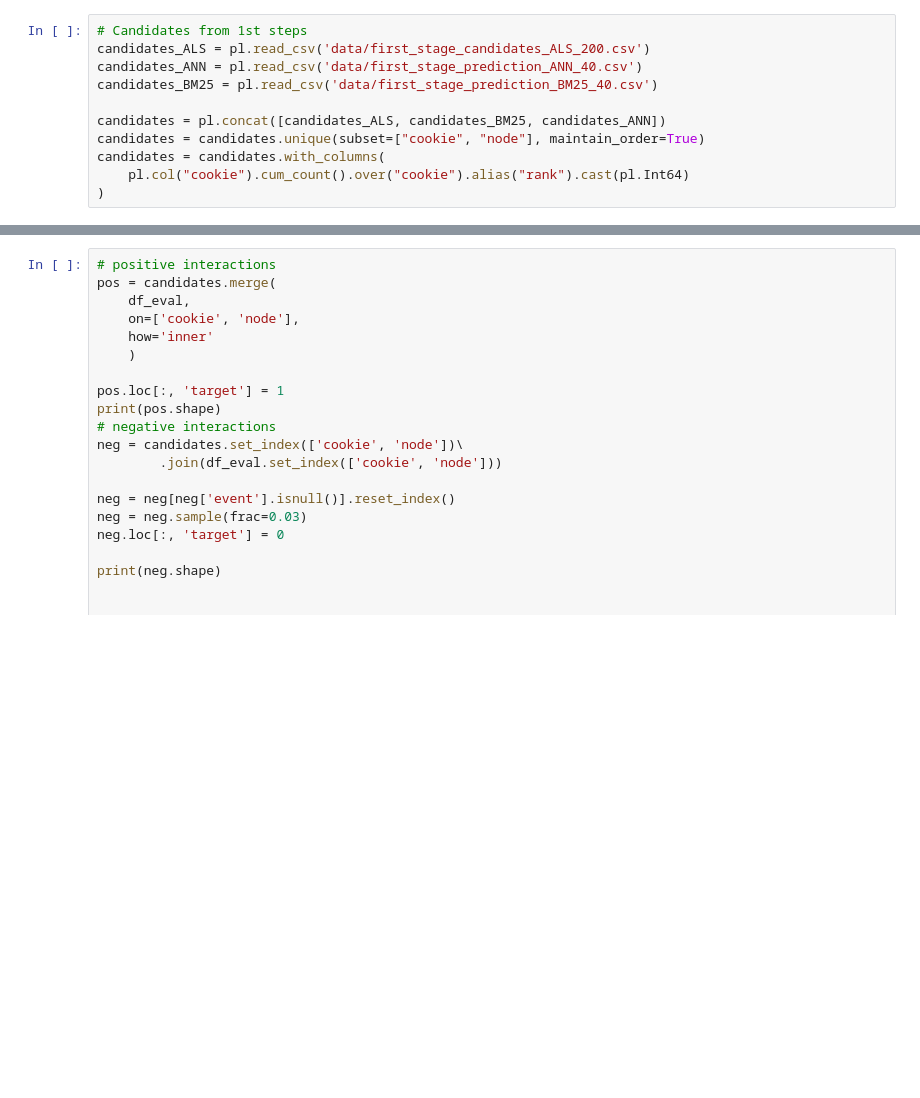
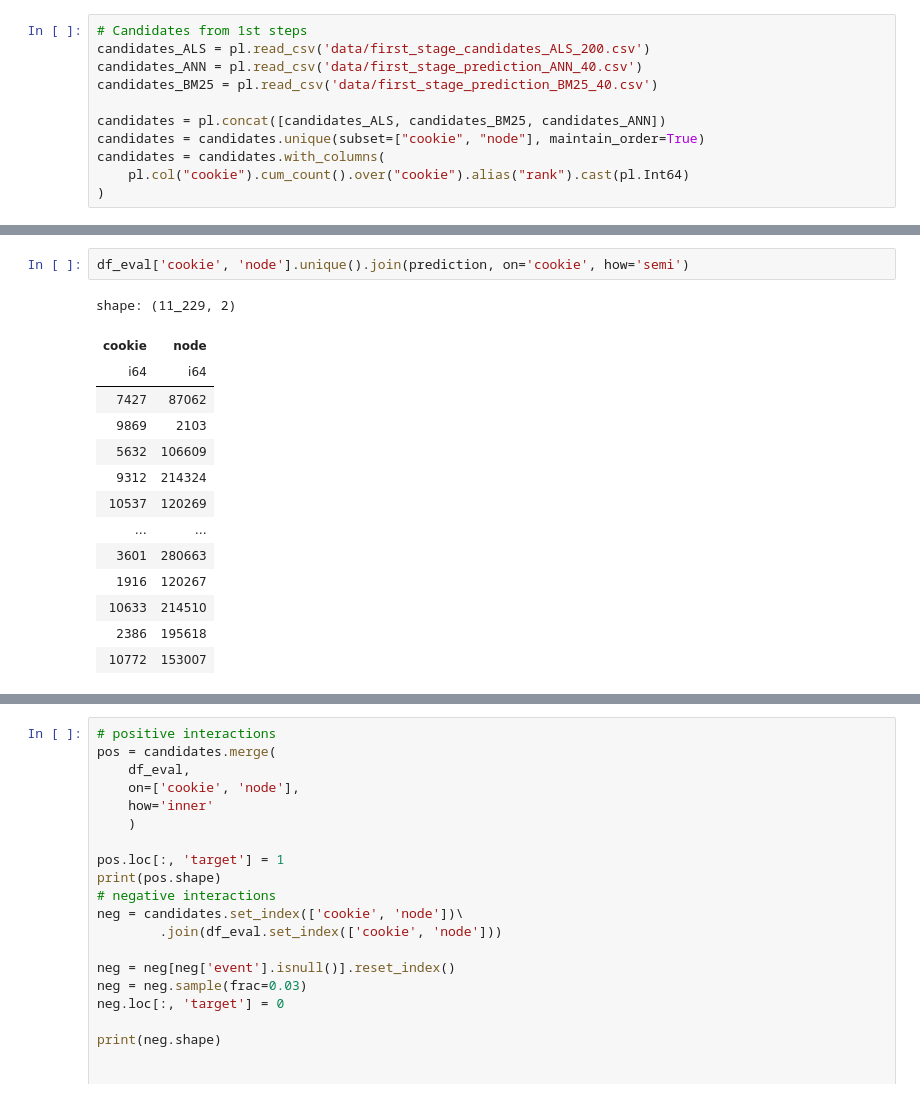
Before and after one commit to Lamantin12/avito-cup-2025-pers-recs, a Jupyter notebook: post_work_1_cross_validating.ipynb, the cells around one changed output, grey strips where cells are left out. Saved outputs shown, nothing was run; the diff lists cells and outputs as text; blank space fills up the shorter version.

```diff
--- a/post_work_1_cross_validating.ipynb
+++ b/post_work_1_cross_validating.ipynb
@@ -147,0 +177,17 @@ shape: (156_112, 3)
+# %%
+df_eval['cookie', 'node'].unique().join(prediction, on='cookie', how='semi')
+# %% [output]
+shape: (11_229, 2)
+| cookie | node |
+| i64 | i64 |
+| 7427 | 87062 |
+| 9869 | 2103 |
+| 5632 | 106609 |
+| 9312 | 214324 |
+| 10537 | 120269 |
+| … | … |
+| 3601 | 280663 |
+| 1916 | 120267 |
+| 10633 | 214510 |
+| 2386 | 195618 |
+| 10772 | 153007 |
```
Also changed, not shown: parts of 10 cells of this notebook, 1 other file.
